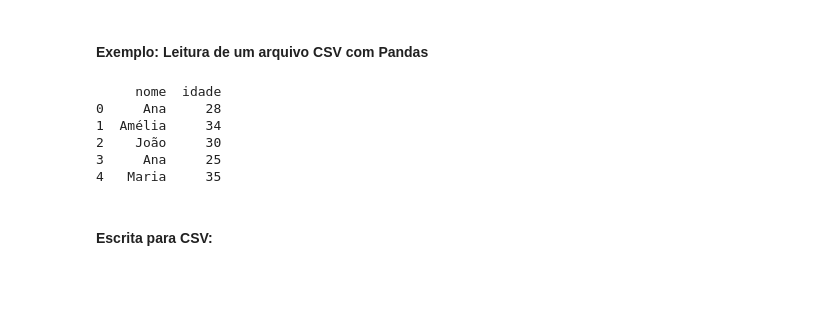
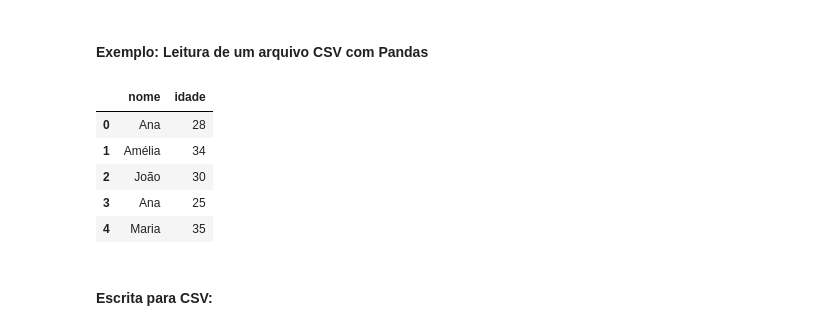
Before and after one commit to trizalmeida/profdacioinfnetpython-repositorio-python-para-dados-4t24-prof-dacio-souza-pythonDados4T24, a Jupyter notebook: 08_PandasArquivos.ipynb, the cells around one changed output. Saved outputs shown, nothing was run; the diff lists cells and outputs as text; code cells hidden in the pictures; blank space fills up the shorter version.

```diff
--- a/08_PandasArquivos.ipynb
+++ b/08_PandasArquivos.ipynb
@@ -64,14 +84,14 @@ memory usage: 83.7+ KB
 #### Exemplo: Leitura de um arquivo CSV com Pandas
 # %%
 df = pd.read_csv('dados/usuarios.csv')
-print(df.head())  # Mostra as primeiras 5 linhas do DataFrame
+df.head()  # Mostra as primeiras 5 linhas do DataFrame
 # %% [output]
-     nome  idade
-0     Ana     28
-1  Amélia     34
-2    João     30
-3     Ana     25
-4   Maria     35
+|  | nome | idade |
+| 0 | Ana | 28 |
+| 1 | Amélia | 34 |
+| 2 | João | 30 |
+| 3 | Ana | 25 |
+| 4 | Maria | 35 |
 # %% [markdown]
 #### Escrita para CSV:
 # %%
```
Also changed, not shown: parts of 10 cells of this notebook, 11 other files.
